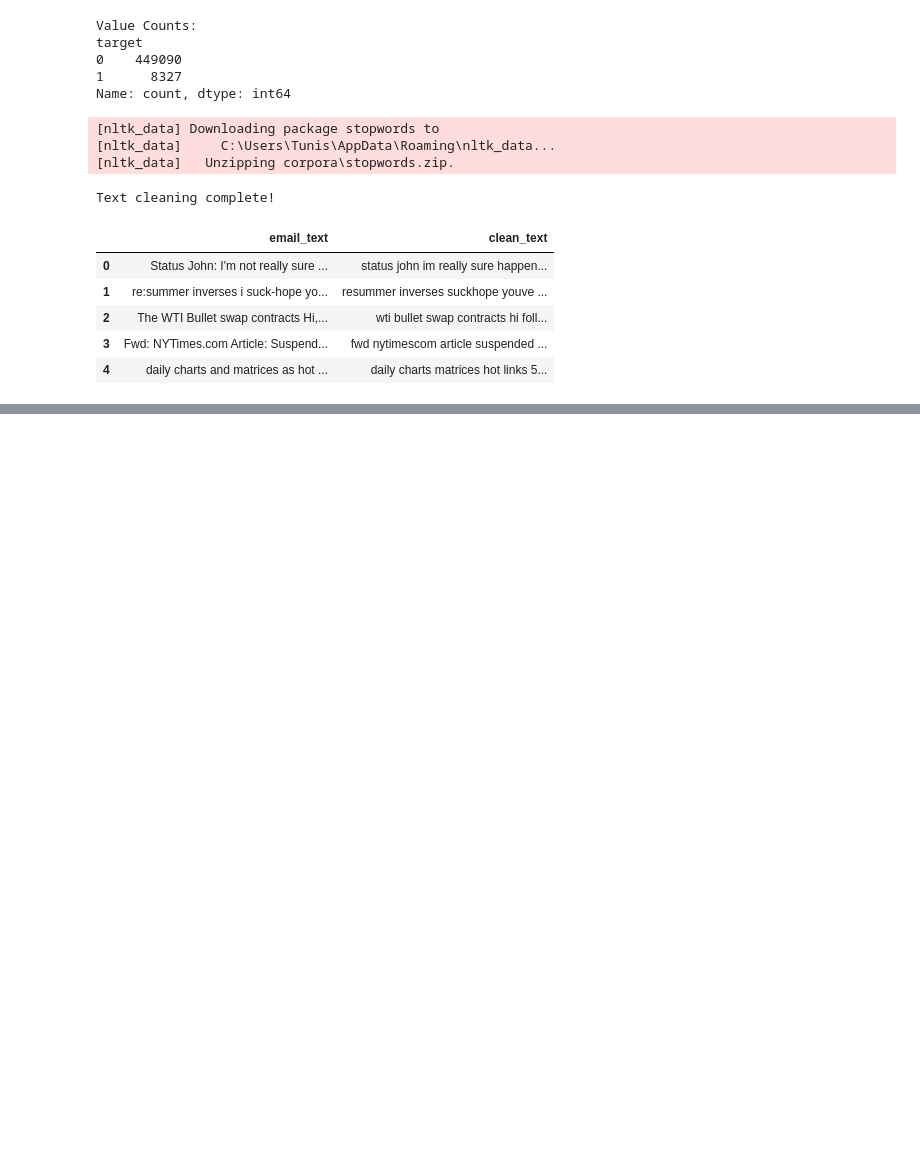
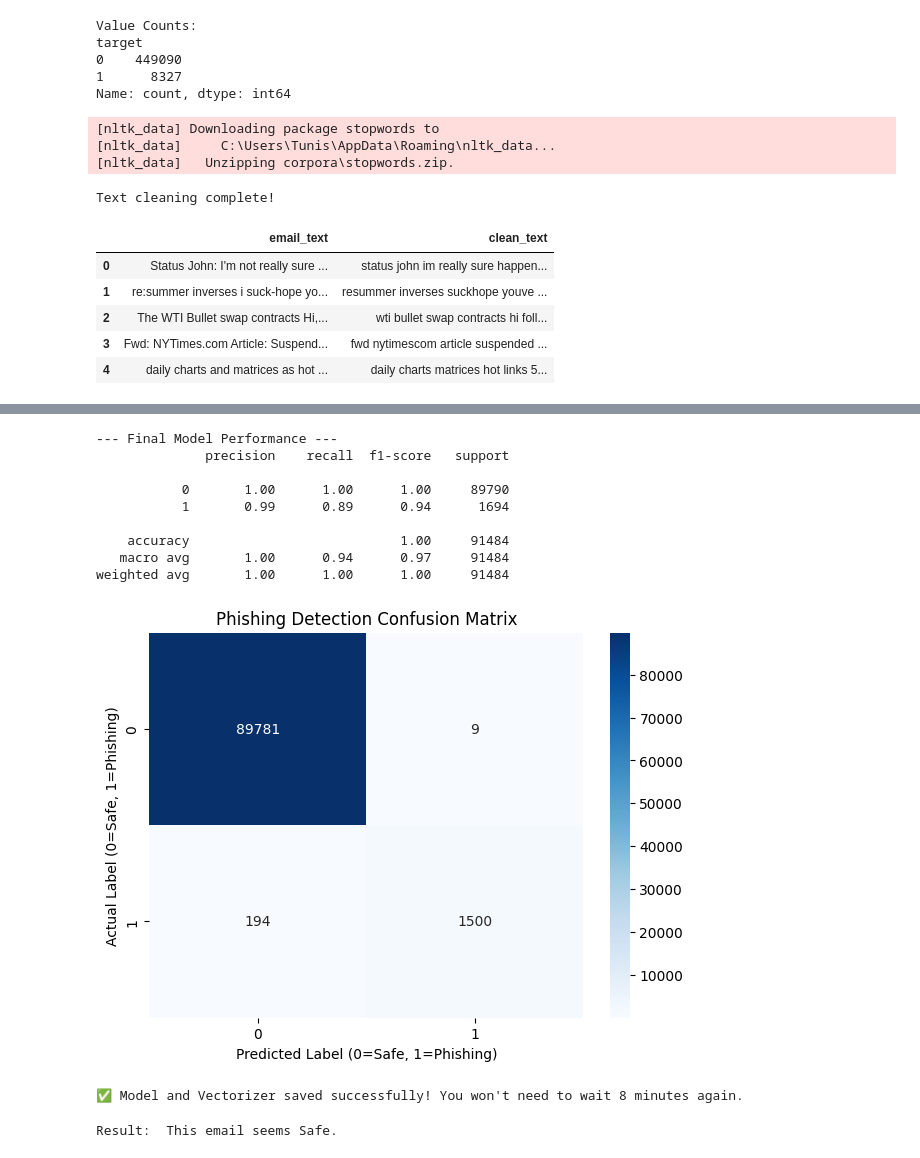
Before and after one commit to chaima-khoualdia/Security-Projectt, a Jupyter notebook: .ipynb, the cells around one changed output, grey strips where cells are left out. Saved outputs shown, nothing was run; the diff lists cells and outputs as text; code cells hidden in the pictures; blank space fills up the shorter version.

```diff
--- a/.ipynb
+++ b/.ipynb
@@ -109,0 +205,59 @@ Text cleaning complete!
+# %%
+from sklearn.metrics import classification_report, confusion_matrix
+
+# 1. Ask the AI to predict the test set (This part will be very fast!)
+y_pred = model.predict(X_test)
+
+# 2. See the accuracy and detail
+print("--- Final Model Performance ---")
+print(classification_report(y_test, y_pred))
+
+# 3. Create the Heatmap (Confusion Matrix)
+plt.figure(figsize=(7,5))
+sns.heatmap(confusion_matrix(y_test, y_pred), annot=True, fmt='d', cmap='Blues')
+plt.xlabel('Predicted Label (0=Safe, 1=Phishing)')
+plt.ylabel('Actual Label (0=Safe, 1=Phishing)')
+plt.title('Phishing Detection Confusion Matrix')
+plt.show()
+# %% [output]
+--- Final Model Performance ---
+              precision    recall  f1-score   support
+
+           0       1.00      1.00      1.00     89790
+           1       0.99      0.89      0.94      1694
+
+    accuracy                           1.00     91484
+   macro avg       1.00      0.94      0.97     91484
+weighted avg       1.00      1.00      1.00     91484
+[figure, added]
+# %%
+import joblib
+
+# Save the model and the vectorizer
+joblib.dump(model, 'phishing_detector_model.pkl')
+joblib.dump(tfidf, 'tfidf_vectorizer.pkl')
+
+print(" Model and Vectorizer saved successfully! You won't need to wait 8 minutes again.")
+# %% [output]
+✅ Model and Vectorizer saved successfully! You won't need to wait 8 minutes again.
+# %%
+def predict_email(new_email):
+    # 1. Clean the input just like we cleaned the training data
+    cleaned_email = clean_text(new_email)
+
+    # 2. Vectorize the input
+    vectorized_email = tfidf.transform([cleaned_email])
+
+    # 3. Predict
+    prediction = model.predict(vectorized_email)
+
+    if prediction[0] == 1:
+        return " WARNING: This looks like a Phishing attempt!"
+    else:
+        return " This email seems Safe."
+
+# Test it out with a suspicious message
+test_message = "Urgent: Your account has been suspended. Click here to verify your login immediately or your data will be deleted."
+print(f"Result: {predict_email(test_message)}")
+# %% [output]
+Result:  This email seems Safe.
```
Also changed, not shown: parts of 5 cells of this notebook, 2 other files.
